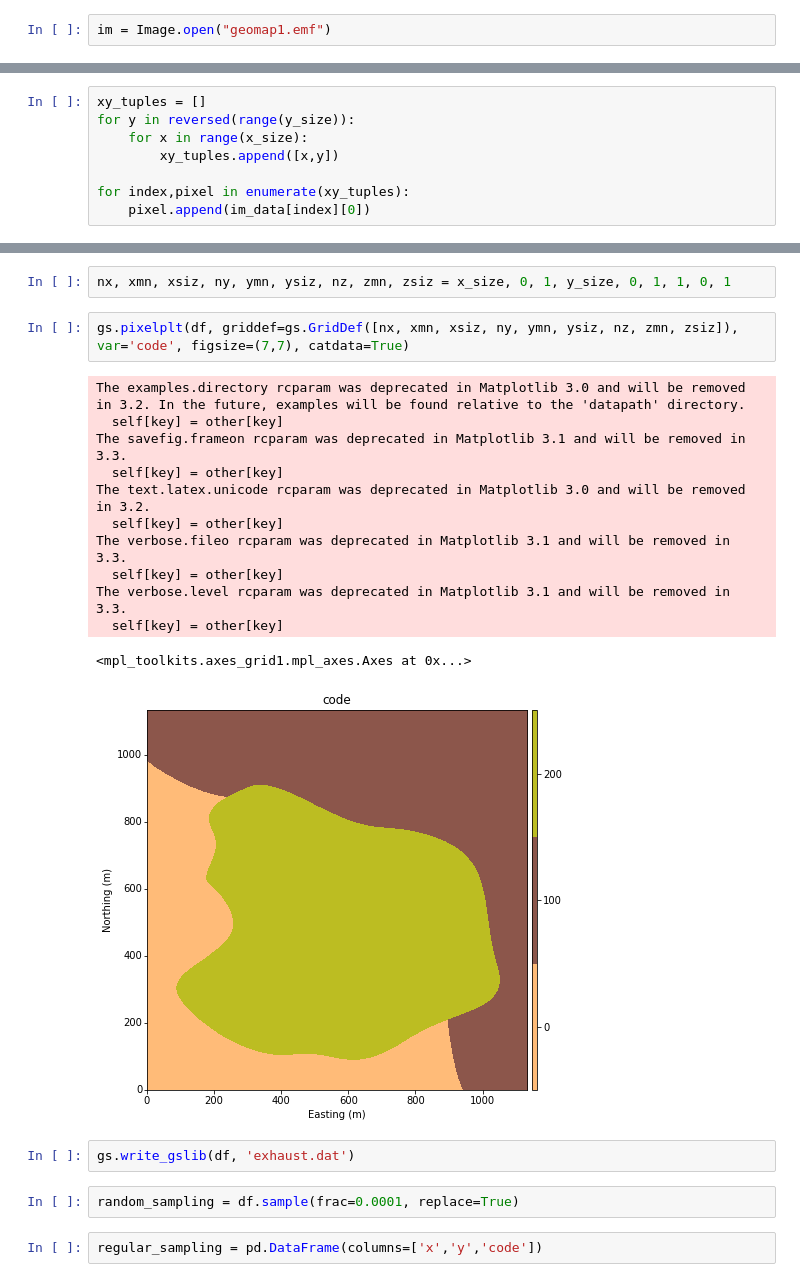
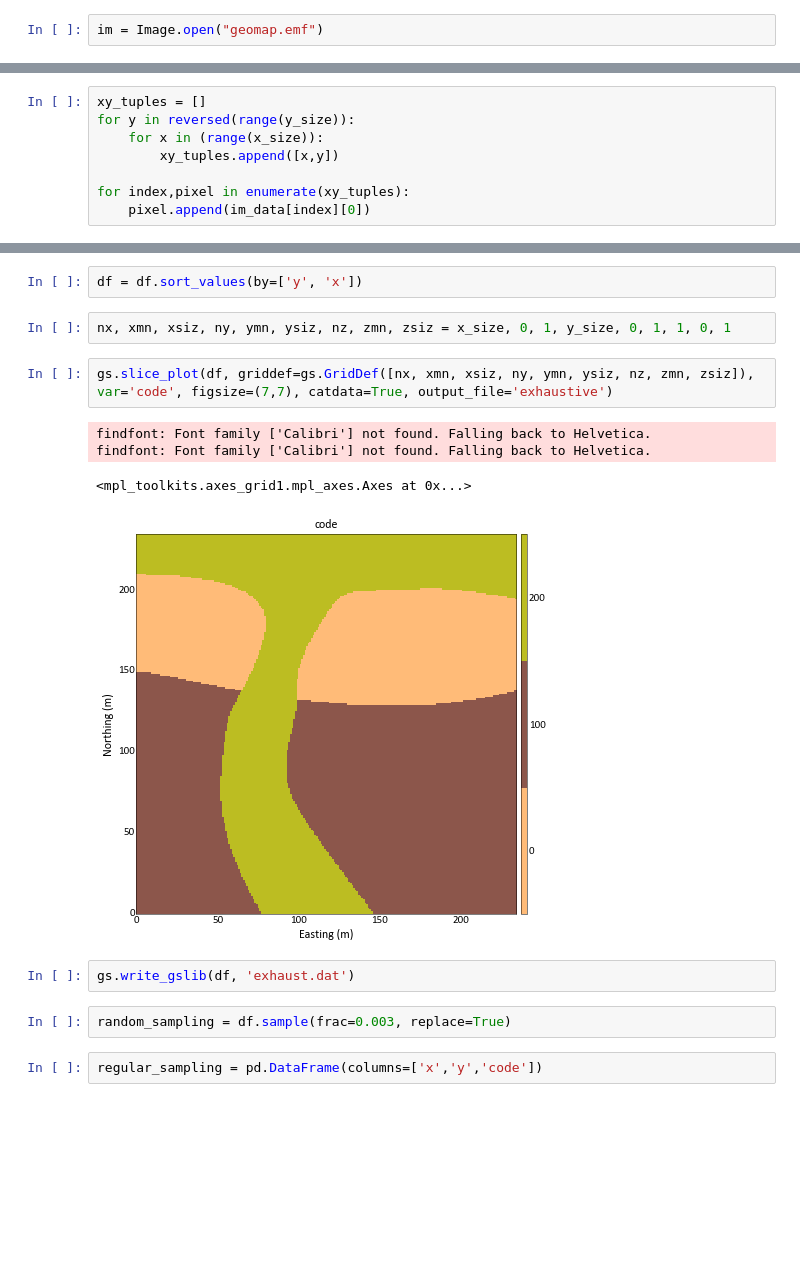
Before and after one commit to robertorolo/cat_dataset_from_image, a Jupyter notebook: cat_dataset_creation.ipynb, the cells around one changed output, grey strips where cells are left out. Saved outputs shown, nothing was run; the diff lists cells and outputs as text; blank space fills up the shorter version.

```diff
--- a/cat_dataset_creation.ipynb
+++ b/cat_dataset_creation.ipynb
@@ -5,5 +6,5 @@ import pygeostat as gs
 # %%
-im = Image.open("geomap1.emf")
+im = Image.open("geomap.emf")
 # %%
 from __future__ import print_function
 print(im.format, im.size, im.mode)
@@ -17,7 +18,7 @@ im_data = list(im.getdata())
 # %%
 xy_tuples = []
 for y in reversed(range(y_size)):
-    for x in range(x_size):
+    for x in (range(x_size)):
         xy_tuples.append([x,y])
 
 for index,pixel in enumerate(xy_tuples):
@@ -27,24 +30,18 @@ df = pd.DataFrame(xy_tuples, columns=['x','y','code'])
+# %%
+df = df.sort_values(by=['y', 'x'])
 # %%
 nx, xmn, xsiz, ny, ymn, ysiz, nz, zmn, zsiz = x_size, 0, 1, y_size, 0, 1, 1, 0, 1
 # %%
-gs.pixelplt(df, griddef=gs.GridDef([nx, xmn, xsiz, ny, ymn, ysiz, nz, zmn, zsiz]), var='code', figsize=(7,7), catdata=True)
+gs.slice_plot(df, griddef=gs.GridDef([nx, xmn, xsiz, ny, ymn, ysiz, nz, zmn, zsiz]), var='code', figsize=(7,7), catdata=True, output_file='exhaustive')
 # %% [output]
-The examples.directory rcparam was deprecated in Matplotlib 3.0 and will be removed in 3.2. In the future, examples will be found relative to the 'datapath' directory.
-  self[key] = other[key]
-The savefig.frameon rcparam was deprecated in Matplotlib 3.1 and will be removed in 3.3.
-  self[key] = other[key]
-The text.latex.unicode rcparam was deprecated in Matplotlib 3.0 and will be removed in 3.2.
-  self[key] = other[key]
-The verbose.fileo rcparam was deprecated in Matplotlib 3.1 and will be removed in 3.3.
-  self[key] = other[key]
-The verbose.level rcparam was deprecated in Matplotlib 3.1 and will be removed in 3.3.
-  self[key] = other[key]
+findfont: Font family ['Calibri'] not found. Falling back to Helvetica.
+findfont: Font family ['Calibri'] not found. Falling back to Helvetica.
 <mpl_toolkits.axes_grid1.mpl_axes.Axes at 0x...>
-[figure, old version]
+[figure, new version]
 # %%
 gs.write_gslib(df, 'exhaust.dat')
 # %%
-random_sampling = df.sample(frac=0.0001, replace=True)
+random_sampling = df.sample(frac=0.003, replace=True)
 # %%
 regular_sampling = pd.DataFrame(columns=['x','y','code'])
 # %%
```
Also changed, not shown: parts of 9 cells of this notebook, 10 other files.
